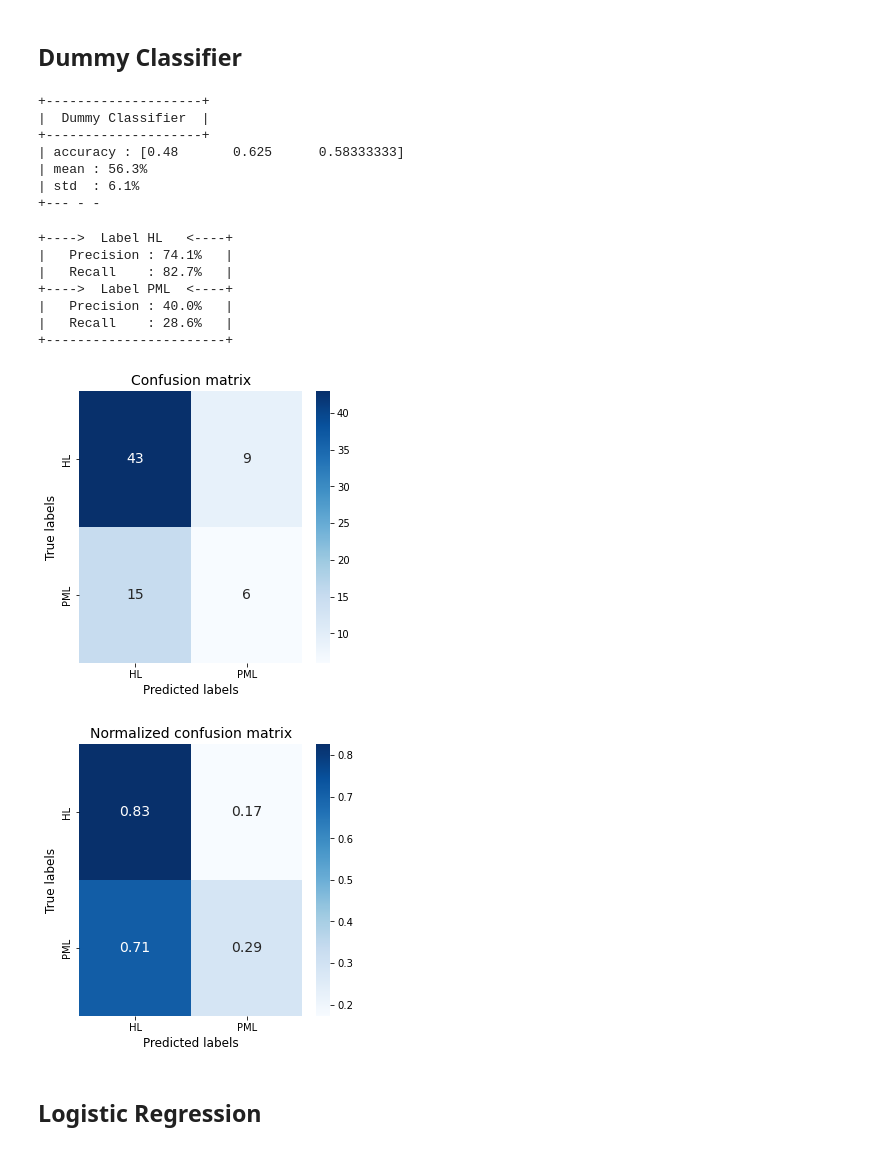
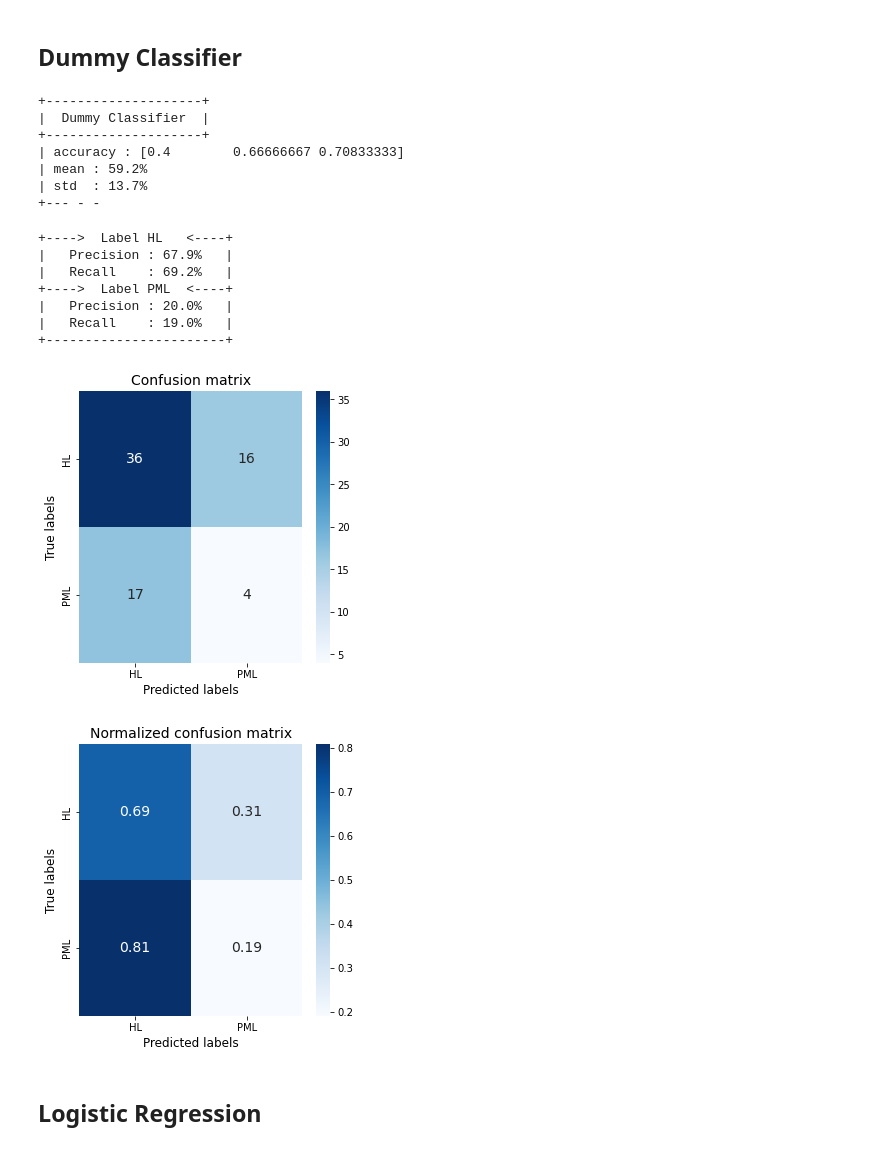
Before and after one commit to harel-coffee/mediastinal-lymphoma-classification-auto, a Jupyter notebook: 5_lymphoma_classification.ipynb, the cells around one changed output. Drawn from its saved outputs; the diff is of its cells as text; code cells hidden in the pictures.

```diff
--- a/5_lymphoma_classification.ipynb
+++ b/5_lymphoma_classification.ipynb
@@ -138,33 +134,37 @@ clf_dummy = DummyClassifier()
 # %%
+from sklearn.dummy import DummyClassifier
+clf_dummy = DummyClassifier (strategy = "stratified")
+
 from sklearn.model_selection import cross_val_score
-scores = cross_val_score ( clf_dummy, X_train, y_train, scoring = "accuracy", cv = 3 )
+accuracy = cross_val_score ( clf_dummy, X_train, y_train, scoring = "accuracy", cv = 3 )
 
 from utils import display_score
-display_score ( scores = scores, score_name = "accuracy", model_name = "Dummy Classifier" )
+display_score ( scores = accuracy, score_name = "accuracy", model_name = "Dummy Classifier" )
 # %% [output]
 +--------------------+
 |  Dummy Classifier  |
 +--------------------+
-| accuracy : [0.48       0.625      0.58333333]
-| mean : 56.3%
-| std  : 6.1%
+| accuracy : [0.4        0.66666667 0.70833333]
+| mean : 59.2%
+| std  : 13.7%
 +--- - -
 # %%
 from sklearn.model_selection import cross_val_predict
-y_train_pred = cross_val_predict ( clf_dummy, X_train, y_train, cv = 3 )
+dummy_scores = cross_val_predict ( clf_dummy, X_train, y_train, cv = 3, method = "predict_proba" )
+y_train_pred = (dummy_scores[:,1] == 1)
 
 from utils import precision_recall_scores
 _ = precision_recall_scores ( y_train, y_train_pred, verbose = True, labels = ["HL", "PML"], show_conf_matrix = True )
 # %% [output]
 +---->  Label HL   <----+
-|   Precision : 74.1%   |
-|   Recall    : 82.7%   |
+|   Precision : 67.9%   |
+|   Recall    : 69.2%   |
 +---->  Label PML  <----+
-|   Precision : 40.0%   |
-|   Recall    : 28.6%   |
+|   Precision : 20.0%   |
+|   Recall    : 19.0%   |
 +-----------------------+
-[figure, old version]
+[figure, new version]
-[figure, old version]
+[figure, new version]
 # %% [markdown]
 ## Logistic Regression
 # %%
```
Also changed, not shown: parts of 38 cells of this notebook, 1 other file.
